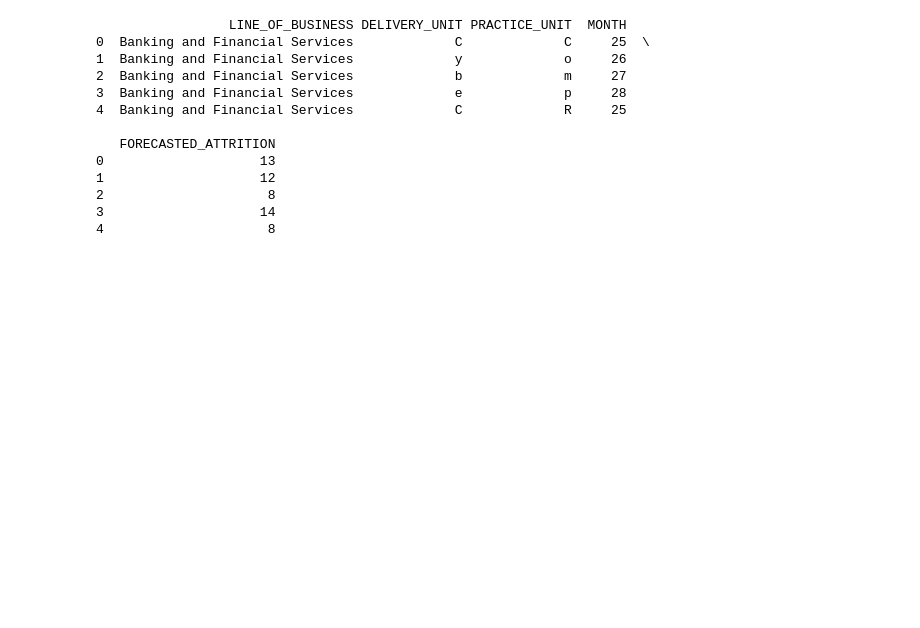
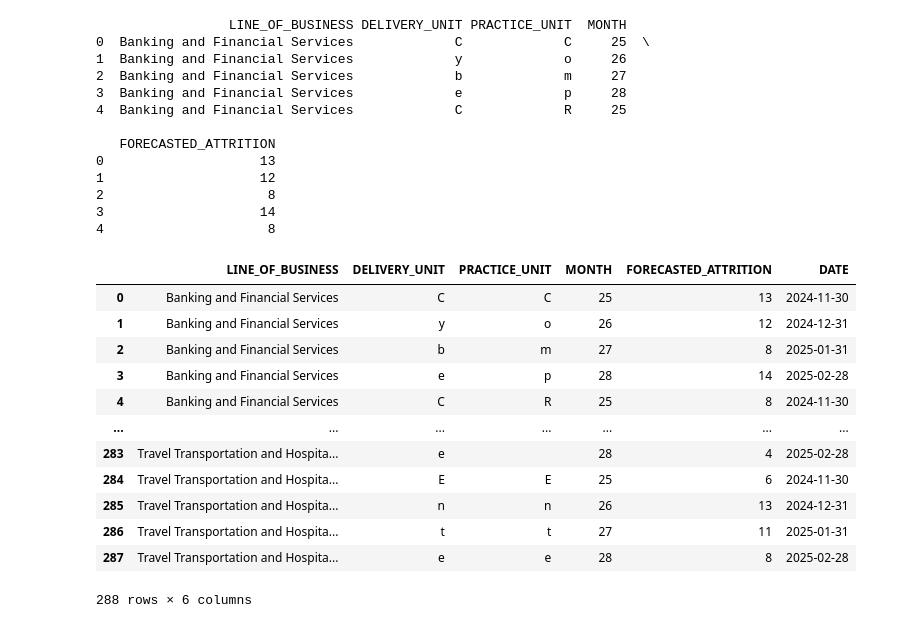
Before and after one commit to Vishal80990/Employee_Attrition_repo, a Jupyter notebook: Employee_Attrition_Prediction.ipynb, the cells around one changed output. Cells and saved outputs as stored; diff of their text form; code cells hidden in the pictures; blank space fills up the shorter version.

```diff
--- a/Employee_Attrition_Prediction.ipynb
+++ b/Employee_Attrition_Prediction.ipynb
@@ -574,3 +574,19 @@ from datetime import datetime
 from dateutil.relativedelta import relativedelta
 start_date = datetime(2024,10,31)
 forecasted_data.loc[:,'DATE'] = forecasted_data.loc[:,'MONTH'].apply(lambda x: start_date + relativedelta(months = x-24))
+# %%
+forecasted_data
+# %% [output]
+|  | LINE_OF_BUSINESS | DELIVERY_UNIT | PRACTICE_UNIT | MONTH | FORECASTED_ATTRITION | DATE |
+| 0 | Banking and Financial Services | C | C | 25 | 13 | 2024-11-30 |
+| 1 | Banking and Financial Services | y | o | 26 | 12 | 2024-12-31 |
+| 2 | Banking and Financial Services | b | m | 27 | 8 | 2025-01-31 |
+| 3 | Banking and Financial Services | e | p | 28 | 14 | 2025-02-28 |
+| 4 | Banking and Financial Services | C | R | 25 | 8 | 2024-11-30 |
+| ... | ... | ... | ... | ... | ... | ... |
+| 283 | Travel Transportation and Hospita... | e |  | 28 | 4 | 2025-02-28 |
+| 284 | Travel Transportation and Hospita... | E | E | 25 | 6 | 2024-11-30 |
+| 285 | Travel Transportation and Hospita... | n | n | 26 | 13 | 2024-12-31 |
+| 286 | Travel Transportation and Hospita... | t | t | 27 | 11 | 2025-01-31 |
+| 287 | Travel Transportation and Hospita... | e | e | 28 | 8 | 2025-02-28 |
+288 rows × 6 columns
```
